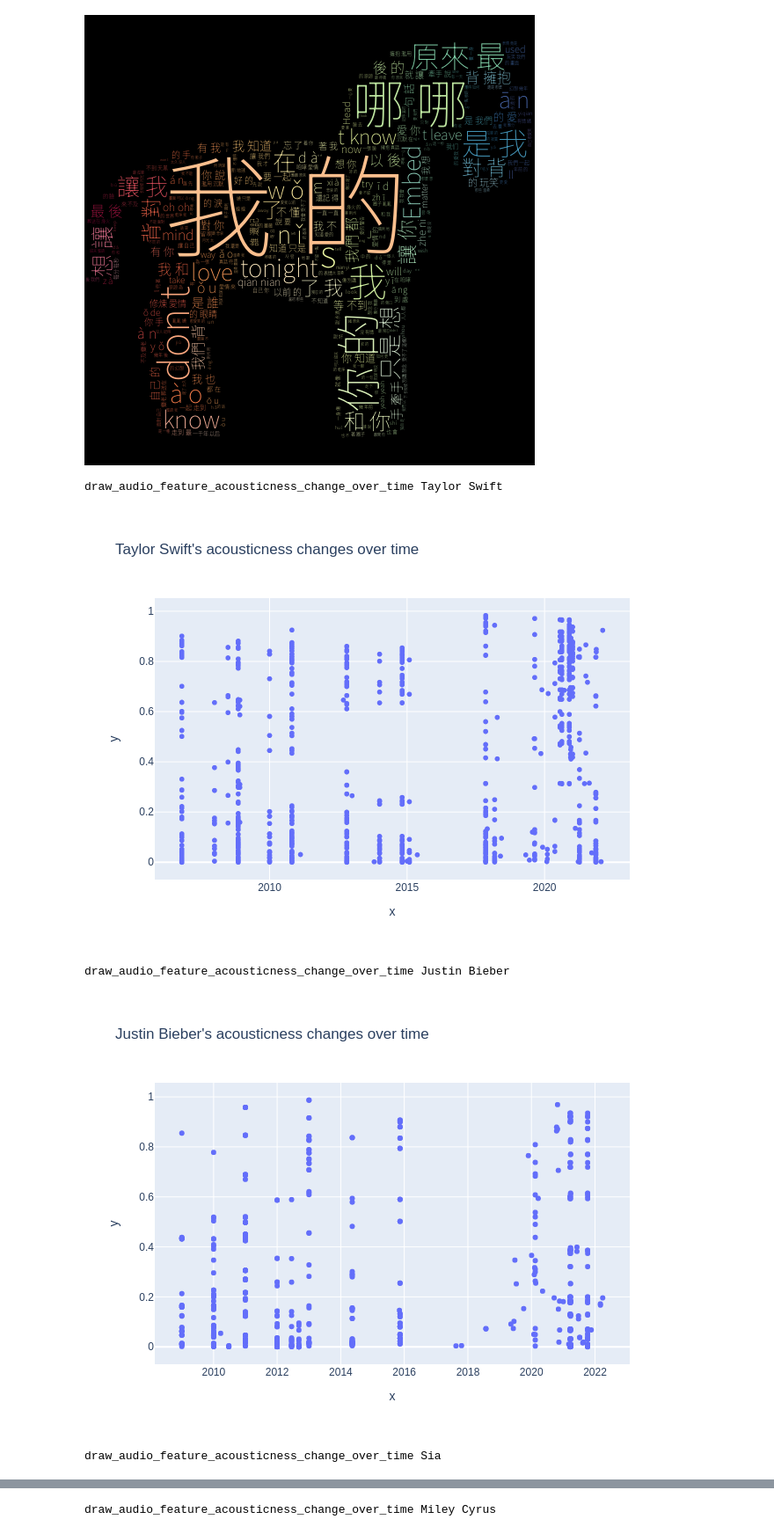
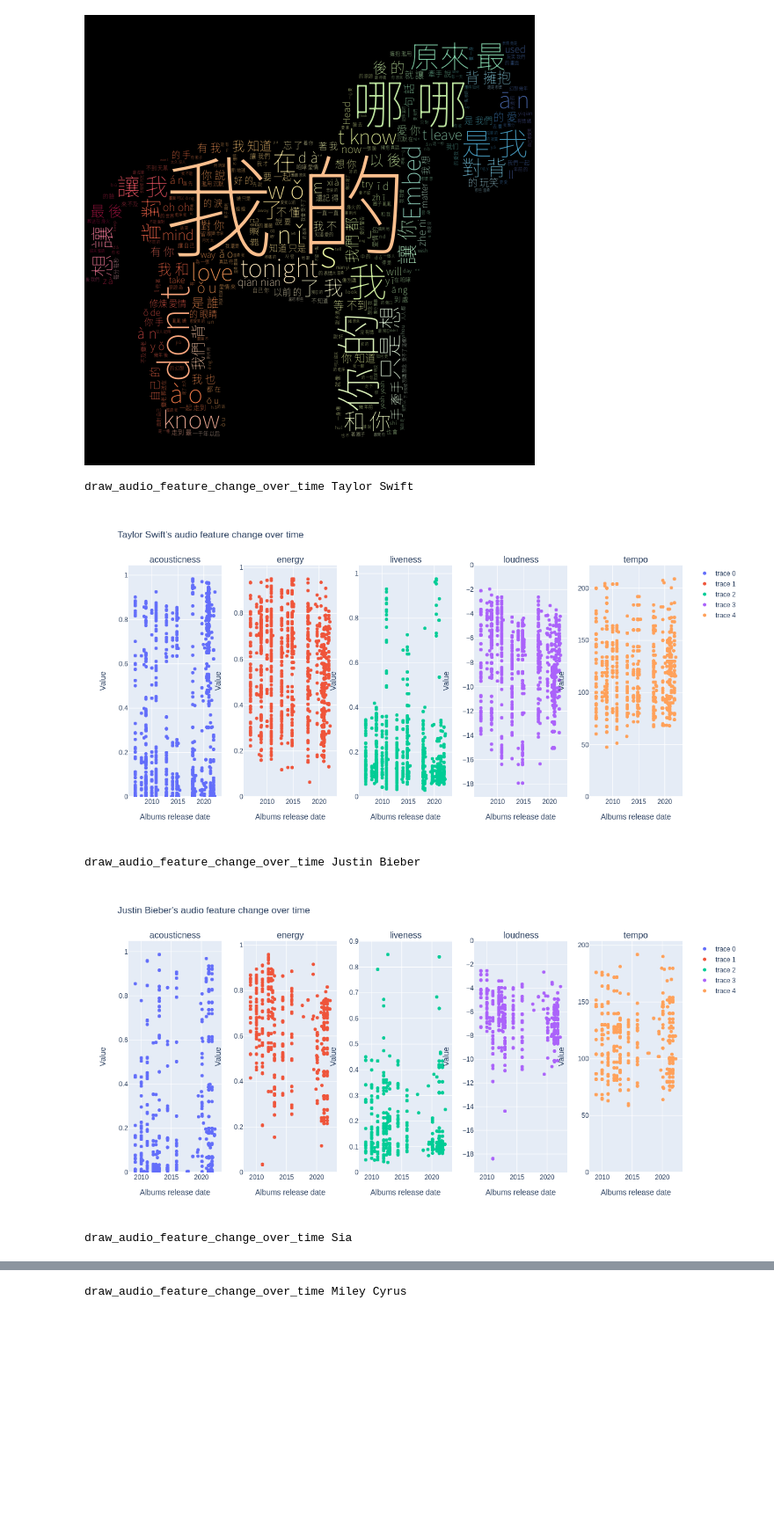
Before and after one commit to com-480-data-visualization/datavis-project-2022-shazam, a Jupyter notebook: dataset/crawler/notebook.ipynb, the cells around one changed output, grey strips where cells are left out. Shown at 88% size. Drawn from its saved outputs; the diff is of its cells as text; code cells hidden in the pictures; blank space fills up the shorter version.

Commit message:
Update the notebook with subplot

```diff
--- a/dataset/crawler/notebook.ipynb
+++ b/dataset/crawler/notebook.ipynb
@@ -323,31 +324,79 @@ Prefix dict has been built successfully.
 draw_word_cloud_for_chinese_singer JJ Lin
 [figure]
 # %%
-# audio feature changes over time
-def draw_audio_feature_acousticness_change_over_time(singer: customdatatypes.Singer):
-    print(f"draw_audio_feature_acousticness_change_over_time {singer.name}")
+# audio feature changes over time for a singer
+def draw_audio_feature_change_over_time(singer: customdatatypes.Singer):
+    print(f"draw_audio_feature_change_over_time {singer.name}")
+
+    fig = make_subplots(rows=1, cols=5, subplot_titles=('acousticness', 'energy', 'liveness', 'loudness', 'tempo'))
 
     x = []
     y = []
     for (i, album) in enumerate(singer.albums):
         for track in album.tracks:
             x.append(album.release_date)
             y.append(track.acousticness)
 
-    dataframe = pd.DataFrame({'x': x,
-                               'y': y,})
+    fig.add_trace(go.Scatter(x=x, y=y, mode="markers+text"), row=1, col=1)
+    fig.update_xaxes(title="Albums release date", row=1, col=1, rangemode="tozero")
+    fig.update_yaxes(title="Value", row=1, col=1, rangemode="tozero")
 
-    fig = px.scatter(dataframe, x=dataframe["x"], y=dataframe['y'], title=f"{singer.name}'s acousticness changes over time")
+    x = []
+    y = []
+    for (i, album) in enumerate(singer.albums):
+        for track in album.tracks:
+            x.append(album.release_date)
+            y.append(track.energy)
+
+    fig.add_trace(go.Scatter(x=x, y=y, mode="markers+text"), row=1, col=2)
+    fig.update_xaxes(title="Albums release date", row=1, col=2, rangemode="tozero")
+    fig.update_yaxes(title="Value", row=1, col=2, rangemode="tozero")
+
+    x = []
+    y = []
+    for (i, album) in enumerate(singer.albums):
+        for track in album.tracks:
+            x.append(album.release_date)
+            y.append(track.liveness)
+
+    fig.add_trace(go.Scatter(x=x, y=y, mode="markers+text"), row=1, col=3)
+    fig.update_xaxes(title="Albums release date", row=1, col=3, rangemode="tozero")
+    fig.update_yaxes(title="Value", row=1, col=3, rangemode="tozero")
+
+    x = []
+    y = []
+    for (i, album) in enumerate(singer.albums):
+        for track in album.tracks:
+            x.append(album.release_date)
+            y.append(track.loudness)
+
+    fig.add_trace(go.Scatter(x=x, y=y, mode="markers+text"), row=1, col=4)
+    fig.update_xaxes(title="Albums release date", row=1, col=4, rangemode="tozero")
+    fig.update_yaxes(title="Value", row=1, col=4, rangemode="tozero")
+
+    x = []
+    y = []
+    for (i, album) in enumerate(singer.albums):
+        for track in album.tracks:
+            x.append(album.release_date)
+            y.append(track.tempo)
+
+    fig.add_trace(go.Scatter(x=x, y=y, mode="markers+text"), row=1, col=5)
+    fig.update_xaxes(title="Albums release date", row=1, col=5, rangemode="tozero")
+    fig.update_yaxes(title="Value", row=1, col=5, rangemode="tozero")
+
+    fig.update_layout(height=600, width=1200, title_text=f"{singer.name}'s audio feature change over time")
+
     # fig.show() # will have weird bug during rendering
-    os.system(f"mkdir -p \"out/audio_feature_acousticness\"")
-    fig.write_image(f"out/audio_feature_acousticness/{singer.name}.png")
-    show_image(f"out/audio_feature_acousticness/{singer.name}.png")
+    os.system(f"mkdir -p \"out/audio_feature\"")
+    fig.write_image(f"out/audio_feature/{singer.name}.png")
+    show_image(f"out/audio_feature/{singer.name}.png")
 
 for singer in english_singers+chinese_singers:
-    draw_audio_feature_acousticness_change_over_time(singer=singer)
+    draw_audio_feature_change_over_time(singer=singer)
 # %% [output]
-draw_audio_feature_acousticness_change_over_time Taylor Swift
+draw_audio_feature_change_over_time Taylor Swift
-[figure, old version]
+[figure, new version]
-draw_audio_feature_acousticness_change_over_time Justin Bieber
+draw_audio_feature_change_over_time Justin Bieber
-[figure, old version]
+[figure, new version]
-draw_audio_feature_acousticness_change_over_time Sia
+draw_audio_feature_change_over_time Sia
@@ -355 +404 @@ draw_audio_feature_acousticness_change_over_time Sia
-draw_audio_feature_acousticness_change_over_time Miley Cyrus
+draw_audio_feature_change_over_time Miley Cyrus
```
Also changed, not shown: parts of 6 cells of this notebook, 3 other files.
